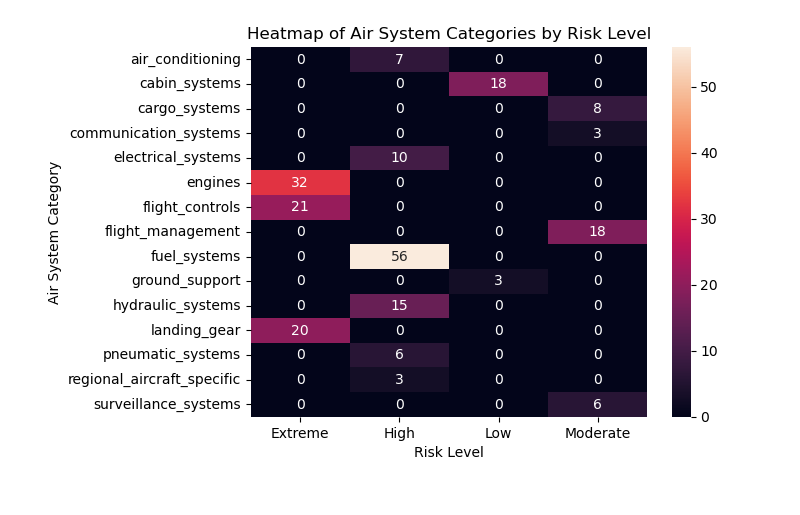
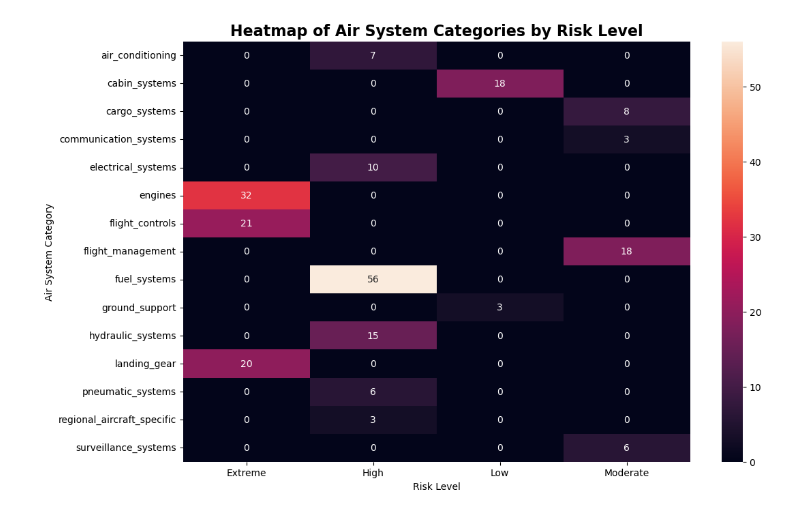
Before and after one commit to thedevreda/JadAerospace, a Jupyter notebook: Script2 - Data Visualization.ipynb, the cells around one changed output. Saved outputs shown, nothing was run; the diff lists cells and outputs as text; code cells hidden in the pictures.

```diff
--- a/Script2 - Data Visualization.ipynb
+++ b/Script2 - Data Visualization.ipynb
@@ -30,17 +93,18 @@ plt.show()
 # %%
 # HEATMAP CHART
 
 
 # INSTEAD OF USING VALUES COUNTS USE CROSSTAB  TO COUNT AND COMBINE FOR HEATMAP
 
+fig, ax = plt.subplots(1, 1, figsize=(12, 8))
 
 filtered_data = dataset[(dataset['Air System Category'] != 'other') & (dataset['Risk Level'] != 'Unknown')]
 
 sns.heatmap(pd.crosstab(filtered_data['Air System Category'], filtered_data['Risk Level']), annot=True, fmt='d')
-plt.title('Heatmap of Air System Categories by Risk Level')
+plt.title('Heatmap of Air System Categories by Risk Level', fontsize=16, fontweight='bold')
 plt.xlabel('Risk Level')
 plt.ylabel('Air System Category')
 plt.show()
 # VISUALIZE OF THE HIGH RISK DAMAGE CATEGORIES
 # %% [output]
-[figure, old version]
+[figure, new version]
```
Also changed, not shown: parts of 11 cells of this notebook, 2 other files.
